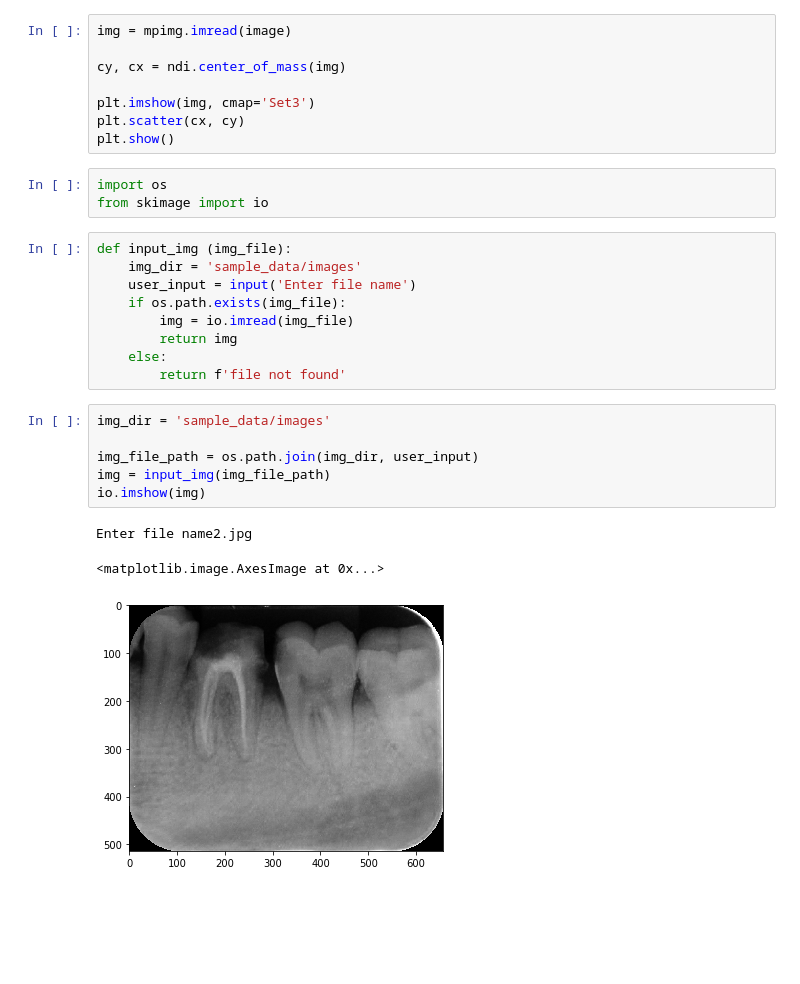
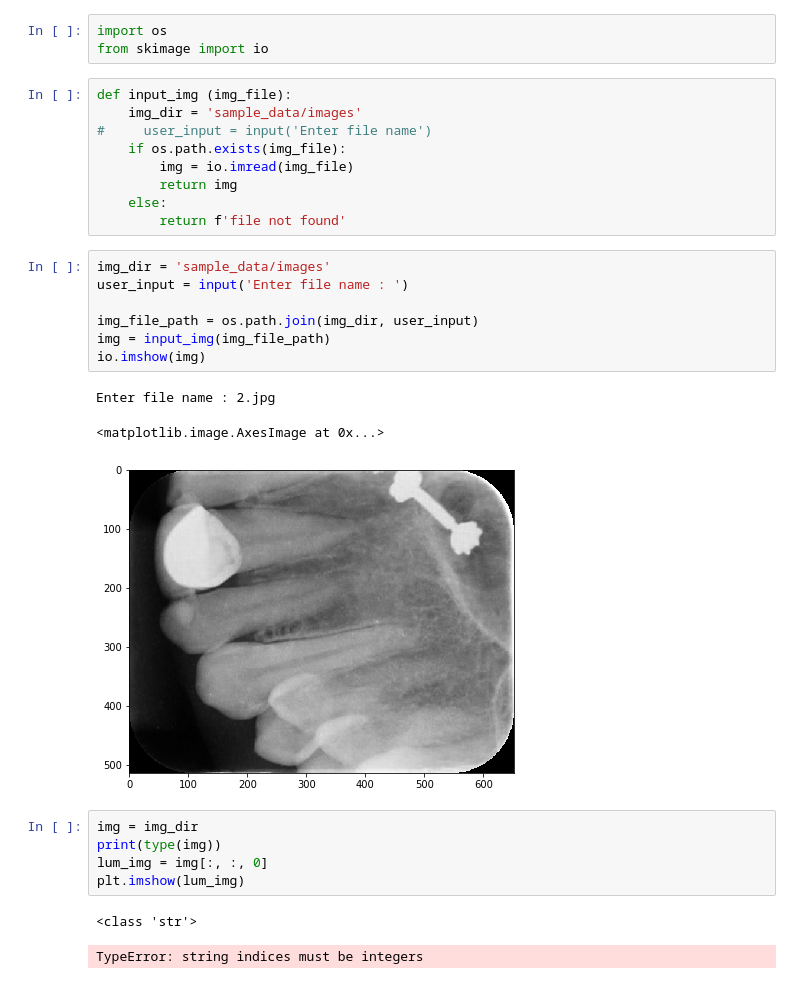
Before and after one commit to qfaizan401/Project-Dentistry, a Jupyter notebook: project/Image Feature Extraction of Classes.ipynb, the cells around one changed output. Cells and saved outputs as stored; diff of their text form; blank space fills up the shorter version.

```diff
--- a/project/Image Feature Extraction of Classes.ipynb
+++ b/project/Image Feature Extraction of Classes.ipynb
@@ -52,18 +30,10 @@ showimages.transpose(2,0,1).reshape(3,-1)
-# %%
-img = mpimg.imread(image)
-
-cy, cx = ndi.center_of_mass(img)
-
-plt.imshow(img, cmap='Set3')
-plt.scatter(cx, cy)
-plt.show()
 # %%
 import os
 from skimage import io
 # %%
 def input_img (img_file):
     img_dir = 'sample_data/images'
-    user_input = input('Enter file name')
+#     user_input = input('Enter file name')
     if os.path.exists(img_file):
         img = io.imread(img_file)
         return img
@@ -71,11 +41,20 @@ def input_img (img_file):
         return f'file not found'
 # %%
 img_dir = 'sample_data/images'
+user_input = input('Enter file name : ')
 
 img_file_path = os.path.join(img_dir, user_input)
 img = input_img(img_file_path)
 io.imshow(img)
 # %% [output]
-Enter file name2.jpg
+Enter file name : 2.jpg
 <matplotlib.image.AxesImage at 0x...>
-[figure, old version]
+[figure, new version]
+# %%
+img = img_dir
+print(type(img))
+lum_img = img[:, :, 0]
+plt.imshow(lum_img)
+# %% [output]
+<class 'str'>
+TypeError: string indices must be integers
```
Also changed, not shown: parts of 9 cells of this notebook.
